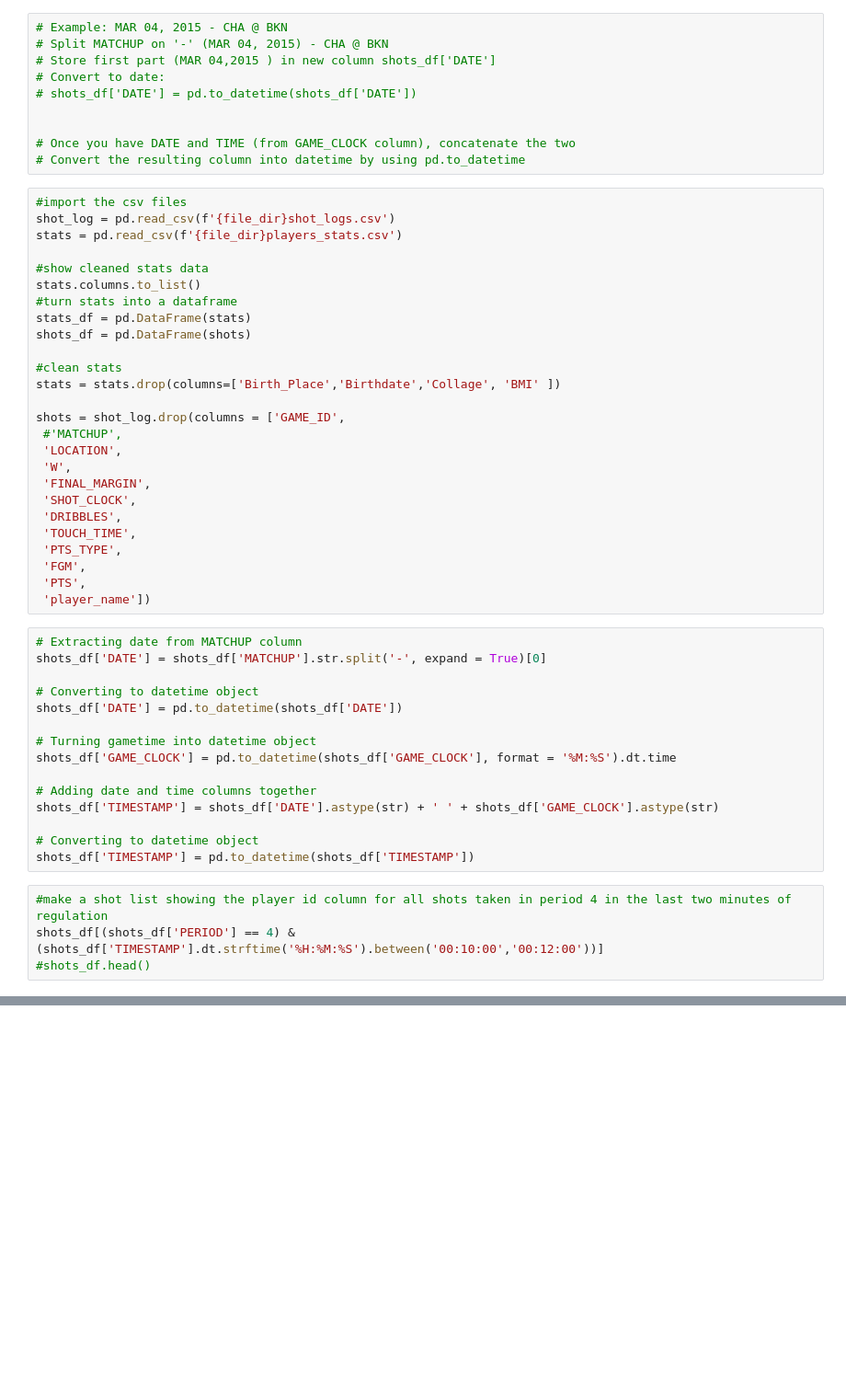
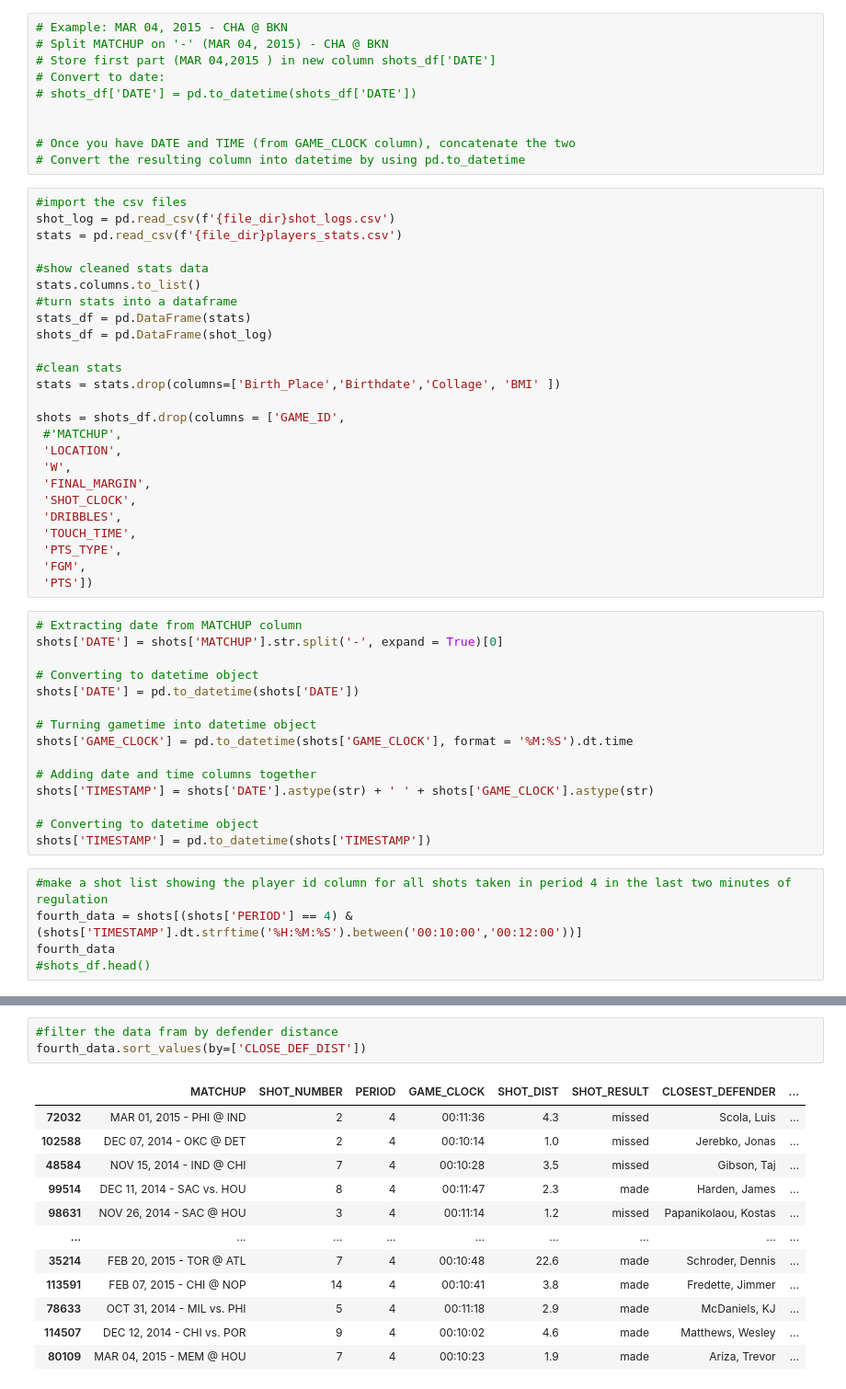
Before and after one commit to Deving789/NBA_Final-Project, a Jupyter notebook: project_x.ipynb, the cells around one changed output, grey strips where cells are left out. Shown at 92% size. Cells and saved outputs as stored; diff of their text form; blank space fills up the shorter version.

```diff
--- a/project_x.ipynb
+++ b/project_x.ipynb
@@ -35,12 +36,12 @@ stats = pd.read_csv(f'{file_dir}players_stats.csv')
 stats.columns.to_list()
 #turn stats into a dataframe
 stats_df = pd.DataFrame(stats)
-shots_df = pd.DataFrame(shots)
+shots_df = pd.DataFrame(shot_log)
 
 #clean stats
 stats = stats.drop(columns=['Birth_Place','Birthdate','Collage', 'BMI' ])
 
-shots = shot_log.drop(columns = ['GAME_ID',
+shots = shots_df.drop(columns = ['GAME_ID',
  #'MATCHUP',
  'LOCATION',
  'W',
@@ -50,26 +51,26 @@ shots = shot_log.drop(columns = ['GAME_ID',
  'TOUCH_TIME',
  'PTS_TYPE',
  'FGM',
- 'PTS',
- 'player_name'])
+ 'PTS'])
 # %%
 # Extracting date from MATCHUP column
-shots_df['DATE'] = shots_df['MATCHUP'].str.split('-', expand = True)[0]
+shots['DATE'] = shots['MATCHUP'].str.split('-', expand = True)[0]
 
 # Converting to datetime object
-shots_df['DATE'] = pd.to_datetime(shots_df['DATE'])
+shots['DATE'] = pd.to_datetime(shots['DATE'])
 
 # Turning gametime into datetime object
-shots_df['GAME_CLOCK'] = pd.to_datetime(shots_df['GAME_CLOCK'], format = '%M:%S').dt.time
+shots['GAME_CLOCK'] = pd.to_datetime(shots['GAME_CLOCK'], format = '%M:%S').dt.time
 
 # Adding date and time columns together
-shots_df['TIMESTAMP'] = shots_df['DATE'].astype(str) + ' ' + shots_df['GAME_CLOCK'].astype(str)
+shots['TIMESTAMP'] = shots['DATE'].astype(str) + ' ' + shots['GAME_CLOCK'].astype(str)
 
 # Converting to datetime object
-shots_df['TIMESTAMP'] = pd.to_datetime(shots_df['TIMESTAMP'])
+shots['TIMESTAMP'] = pd.to_datetime(shots['TIMESTAMP'])
 # %%
 #make a shot list showing the player id column for all shots taken in period 4 in the last two minutes of regulation
-shots_df[(shots_df['PERIOD'] == 4) & (shots_df['TIMESTAMP'].dt.strftime('%H:%M:%S').between('00:10:00','00:12:00'))]
+fourth_data = shots[(shots['PERIOD'] == 4) & (shots['TIMESTAMP'].dt.strftime('%H:%M:%S').between('00:10:00','00:12:00'))]
+fourth_data
 #shots_df.head()
 # %% [output]
 |  | MATCHUP | SHOT_NUMBER | PERIOD | GAME_CLOCK | SHOT_DIST | SHOT_RESULT | CLOSEST_DEFENDER | ... |
@@ -120,0 +93,16 @@ print(shots_df)
+# %%
+#filter the data fram by defender distance
+fourth_data.sort_values(by=['CLOSE_DEF_DIST'])
+# %% [output]
+|  | MATCHUP | SHOT_NUMBER | PERIOD | GAME_CLOCK | SHOT_DIST | SHOT_RESULT | CLOSEST_DEFENDER | ... |
+| 72032 | MAR 01, 2015 - PHI @ IND | 2 | 4 | 00:11:36 | 4.3 | missed | Scola, Luis | ... |
+| 102588 | DEC 07, 2014 - OKC @ DET | 2 | 4 | 00:10:14 | 1.0 | missed | Jerebko, Jonas | ... |
+| 48584 | NOV 15, 2014 - IND @ CHI | 7 | 4 | 00:10:28 | 3.5 | missed | Gibson, Taj | ... |
+| 99514 | DEC 11, 2014 - SAC vs. HOU | 8 | 4 | 00:11:47 | 2.3 | made | Harden, James | ... |
+| 98631 | NOV 26, 2014 - SAC @ HOU | 3 | 4 | 00:11:14 | 1.2 | missed | Papanikolaou, Kostas | ... |
+| ... | ... | ... | ... | ... | ... | ... | ... | ... |
+| 35214 | FEB 20, 2015 - TOR @ ATL | 7 | 4 | 00:10:48 | 22.6 | made | Schroder, Dennis | ... |
+| 113591 | FEB 07, 2015 - CHI @ NOP | 14 | 4 | 00:10:41 | 3.8 | made | Fredette, Jimmer | ... |
+| 78633 | OCT 31, 2014 - MIL vs. PHI | 5 | 4 | 00:11:18 | 2.9 | made | McDaniels, KJ | ... |
+| 114507 | DEC 12, 2014 - CHI vs. POR | 9 | 4 | 00:10:02 | 4.6 | made | Matthews, Wesley | ... |
+| 80109 | MAR 04, 2015 - MEM @ HOU | 7 | 4 | 00:10:23 | 1.9 | made | Ariza, Trevor | ... |
```
Also changed, not shown: parts of 19 cells of this notebook.
